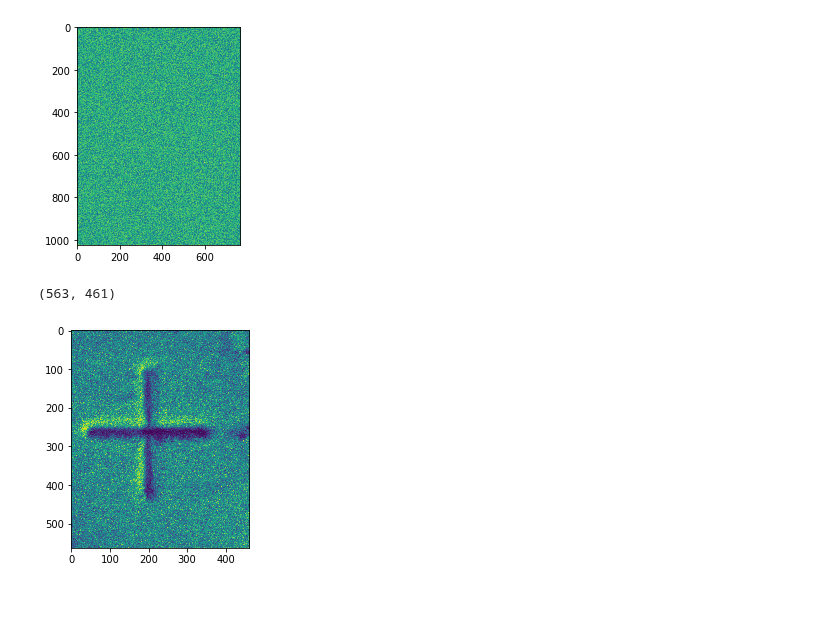
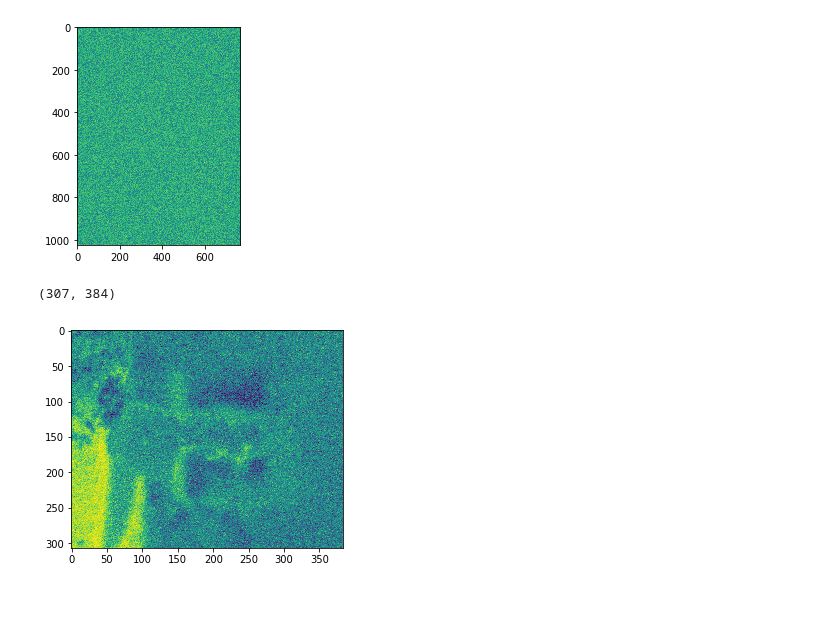
Before and after one commit to Phaips/autoliftout, a Jupyter notebook: liftout/tools/auto/notebook.ipynb, the cells around one changed output. Drawn from its saved outputs; the diff is of its cells as text; code cells hidden in the pictures; blank space fills up the shorter version.

Commit message:
auto tilt align test

```diff
--- a/liftout/tools/auto/notebook.ipynb
+++ b/liftout/tools/auto/notebook.ipynb
@@ -89,18 +89,18 @@ plt.show()
 [figure]
 # %%
 from autoscript_sdb_microscope_client.structures import Rectangle as AutoScriptRectangle
-
-img_reduced = acquire.new_image(microscope, image_settings, reduced_area=AutoScriptRectangle(0.05, 0.25, 0.3, 0.55))
+image_settings.hfw = 50e-6
+img_reduced = acquire.new_image(microscope, image_settings, reduced_area=AutoScriptRectangle(0.35, 0.35, 0.25, 0.3))
 print(img_reduced.data.shape)
 
 plt.imshow(img_reduced.data)
 plt.show()
 
 # img = acquire.new_image(microscope, image_settings)
 # print(img.data.shape)
 
 # plt.imshow(img.data)
 # plt.show()
 # %% [output]
-(563, 461)
+(307, 384)
-[figure, old version]
+[figure, new version]
@@ -120,0 +107,2 @@ plt.show()
+# %% [markdown]
+#
```
Also changed, not shown: parts of 1 cell of this notebook, 4 other files.
